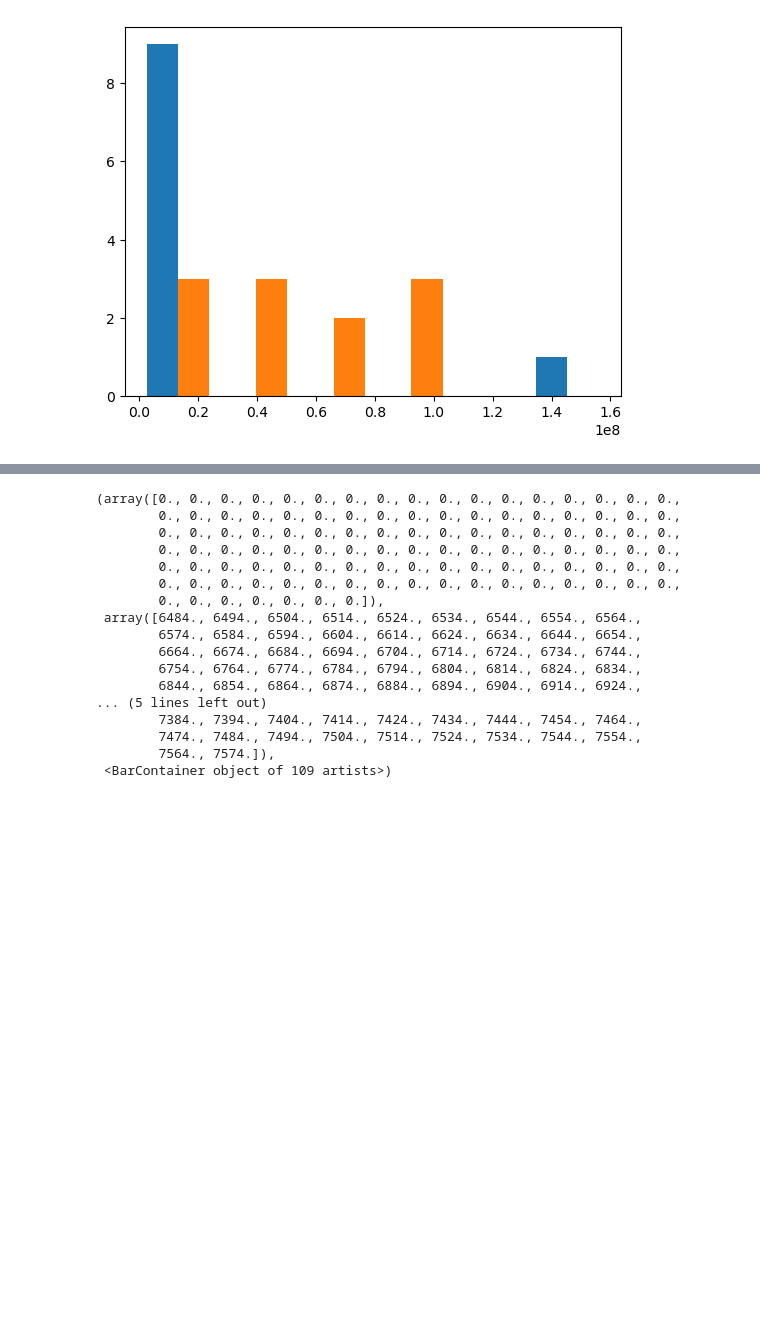
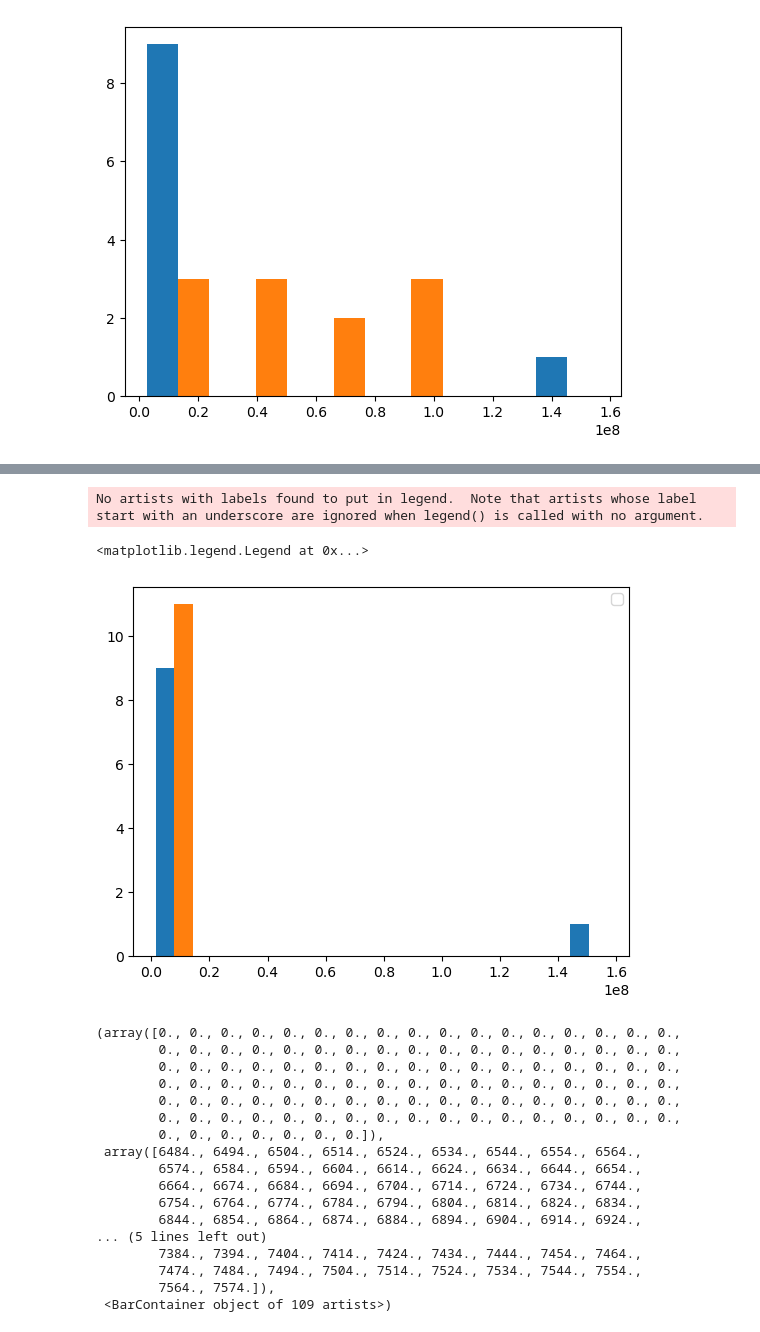
Before and after one commit to Eli8131/First_Project_SE, a Jupyter notebook: Histogram.ipynb, the cells around one changed output, grey strips where cells are left out. Drawn from its saved outputs; the diff is of its cells as text; code cells hidden in the pictures; blank space fills up the shorter version.

```diff
--- a/Histogram.ipynb
+++ b/Histogram.ipynb
@@ -98,3 +175,5 @@ ValueError: object of too small depth for desired array
 n, bins, patches = plt.hist(x = hist, bins = 'auto')
 # %% [output]
 [figure]
+# %%
+datasst = ds[["time", "sst"]].where(ds.flg_sst==5)
@@ -100,0 +200,4 @@ n, bins, patches = plt.hist(x = hist, bins = 'auto')
+# %%
+datasstarray = datasst.to_array()
+noNanArray = np.isfinite(datasstarray)
+ssthist = np.histogram(noNanArray)    #have to fix range
@@ -101,3 +209,10 @@ n, bins, patches = plt.hist(x = hist, bins = 'auto')
+# %%
+plt.hist(ssthist)
+plt.legend()
+# %% [output]
+No artists with labels found to put in legend.  Note that artists whose label start with an underscore are ignored when legend() is called with no argument.
+<matplotlib.legend.Legend at 0x...>
+[figure, added]
 # %%
 datavn = ds.vn
 np.histogram(ds.vn.values)
```
Also changed, not shown: parts of 12 cells of this notebook.
